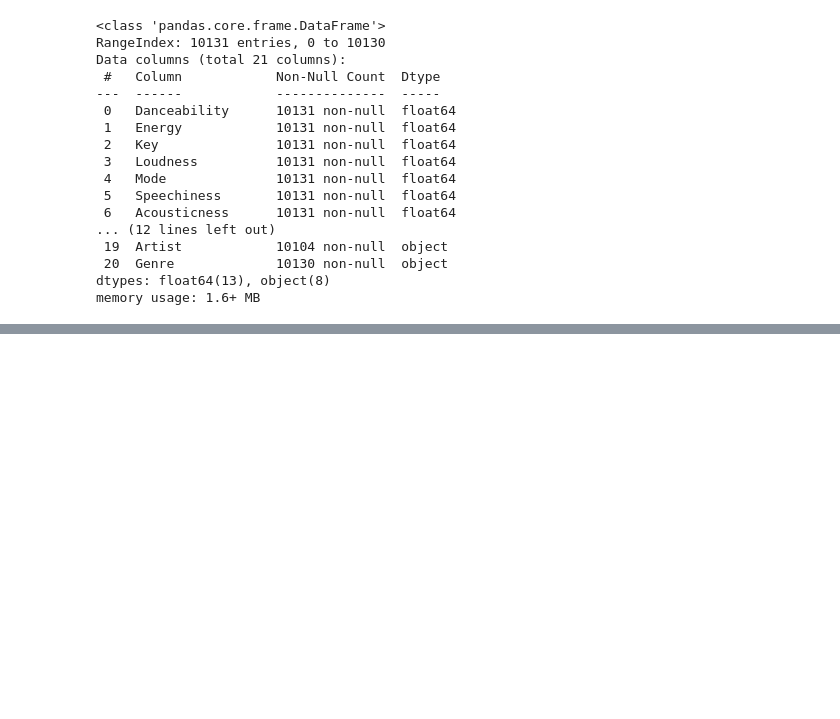
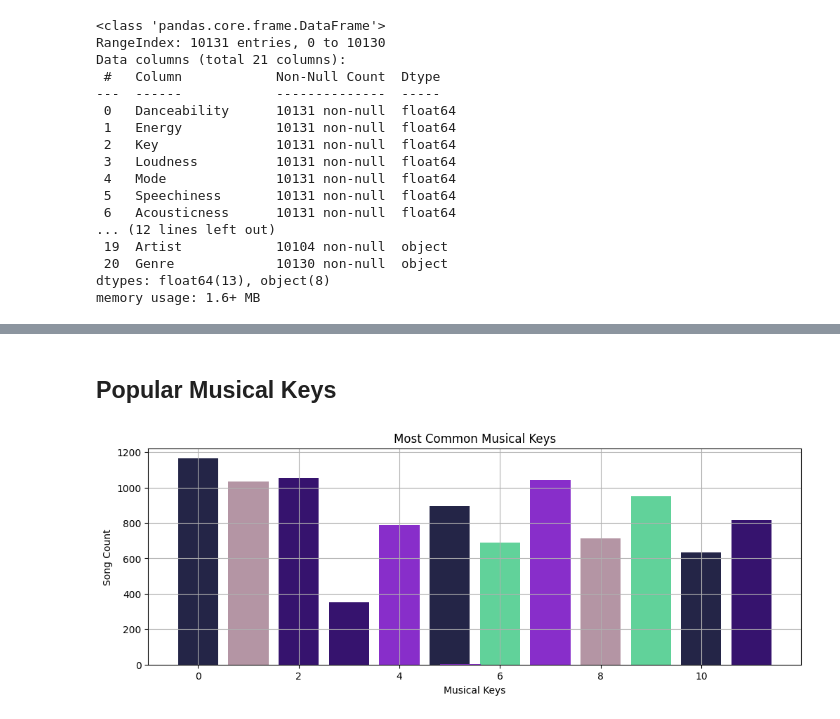
Before and after one commit to alejavvv/MATHEDA-Villegas, a Jupyter notebook: ENDTERM EDA/Data Visualization/spotifydata_visualization.ipynb, the cells around one changed output, grey strips where cells are left out. Cells and saved outputs as stored; diff of their text form; code cells hidden in the pictures; blank space fills up the shorter version.

```diff
--- a/ENDTERM EDA/Data Visualization/spotifydata_visualization.ipynb
+++ b/ENDTERM EDA/Data Visualization/spotifydata_visualization.ipynb
@@ -30,0 +124,15 @@ memory usage: 1.6+ MB
+# %% [markdown]
+<h2> Popular Musical Keys </h2>
+# %%
+key_cont = df['Key'].value_counts()
+plt.figure(figsize=(12,4))
+plt.bar(key_cont.index, key_cont.values, color=('#242547', '#36136E', '#882ECA', '#B495A4', '#61D29A'))
+plt.title('Most Common Musical Keys')
+plt.xlabel('Musical Keys')
+plt.ylabel('Song Count')
+plt.grid(True)
+plt.show()
+
+# Self explanatory :)
+# %% [output]
+[figure, added]
```
Also changed, not shown: parts of 38 cells of this notebook.
